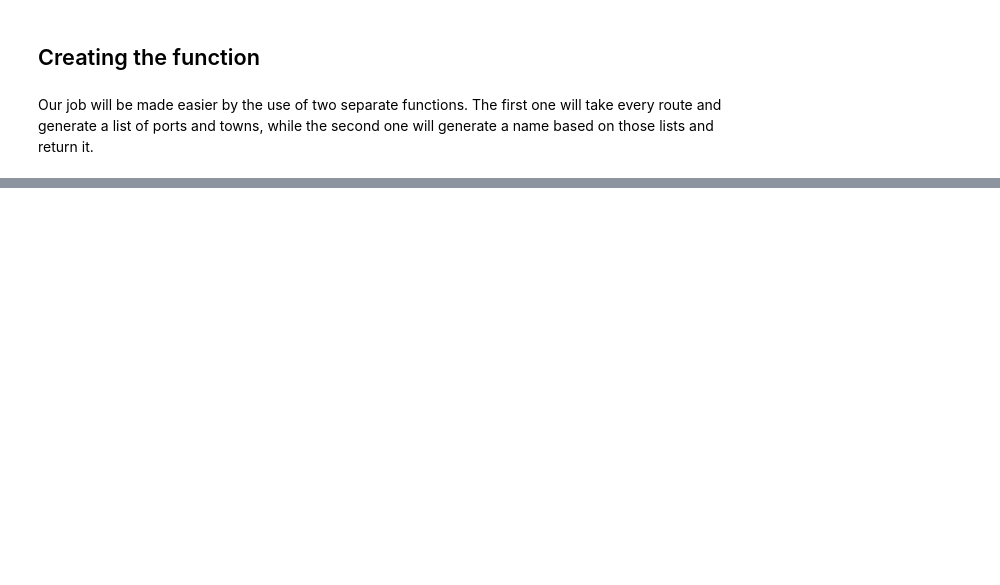
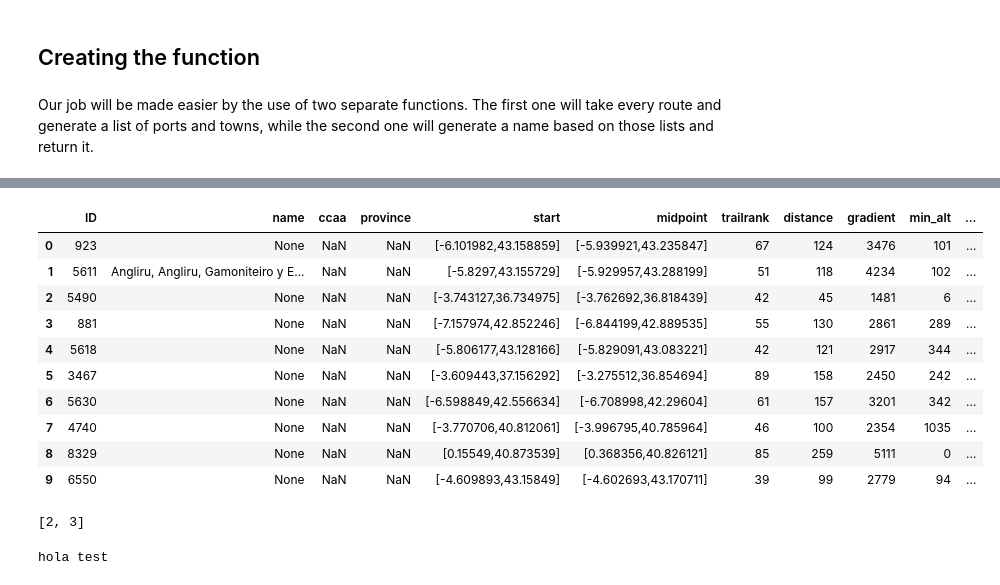
Before and after one commit to on2wheels-es/data, a Jupyter notebook: 2. Assigning route names.ipynb, the cells around one changed output, grey strips where cells are left out. Saved outputs shown, nothing was run; the diff lists cells and outputs as text; code cells hidden in the pictures; blank space fills up the shorter version.

Commit message:
Name generator function: almost there!

```diff
--- a/2. Assigning route names.ipynb
+++ b/2. Assigning route names.ipynb
@@ -115,3 +115,5 @@ routes.head(1)
 # %% [output]
 |  | ID | name | ccaa | province | start | midpoint | trailrank | distance | gradient | min_alt | ... |
 | 0 | 923 | ANGLIRU, CIRCULAR DESDE LA PLAZA,... | NaN | NaN | [-6.101982,43.158859] | [-5.939921,43.235847] | 67 | 124 | 3476 | 101 | ... |
+# %%
+ports = pd.read_csv('puertos_i.csv')
@@ -122,9 +129,9 @@ Our job will be made easier by the use of two separate functions. The first one
 # %%
 #Defining our first function:
 
-def name_creator(routes):
+def name_creator(routes, towns, ports):
     """
-    Input : dataframe of routes.
+    Input : dataframes of routes, towns and ports.
 
     Output: dataframe with the custom names containing both ports and towns.
 
@@ -133,6 +140,6 @@ def name_creator(routes):
     for i in range(len(routes)): #Iterating through each route.
         list_ports = eval(routes['mountain_passes_ids'].iloc[i]) #Generating a list of ports.
         list_towns = eval(routes['municipalities_ids'].iloc[i]) #The same procedure for the towns.
-        routes['name'].iloc[i] = composer(list_ports, list_towns) #Assigning the name returned by the second function.
+        routes['name'].iloc[i] = composer(list_ports, list_towns, towns, ports) #Assigning the name returned by the second function.
 
     return routes
@@ -150,0 +205,2 @@ def composer(list_ports, list_towns):
+# %%
+test = name_creator(routes, towns, ports)
@@ -150,0 +225,25 @@ def composer(list_ports, list_towns):
+# %%
+test.head(10)
+# %% [output]
+|  | ID | name | ccaa | province | start | midpoint | trailrank | distance | gradient | min_alt | ... |
+| 0 | 923 | None | NaN | NaN | [-6.101982,43.158859] | [-5.939921,43.235847] | 67 | 124 | 3476 | 101 | ... |
+| 1 | 5611 | Angliru, Angliru, Gamoniteiro y E... | NaN | NaN | [-5.8297,43.155729] | [-5.929957,43.288199] | 51 | 118 | 4234 | 102 | ... |
+| 2 | 5490 | None | NaN | NaN | [-3.743127,36.734975] | [-3.762692,36.818439] | 42 | 45 | 1481 | 6 | ... |
+| 3 | 881 | None | NaN | NaN | [-7.157974,42.852246] | [-6.844199,42.889535] | 55 | 130 | 2861 | 289 | ... |
+| 4 | 5618 | None | NaN | NaN | [-5.806177,43.128166] | [-5.829091,43.083221] | 42 | 121 | 2917 | 344 | ... |
+| 5 | 3467 | None | NaN | NaN | [-3.609443,37.156292] | [-3.275512,36.854694] | 89 | 158 | 2450 | 242 | ... |
+| 6 | 5630 | None | NaN | NaN | [-6.598849,42.556634] | [-6.708998,42.29604] | 61 | 157 | 3201 | 342 | ... |
+| 7 | 4740 | None | NaN | NaN | [-3.770706,40.812061] | [-3.996795,40.785964] | 46 | 100 | 2354 | 1035 | ... |
+| 8 | 8329 | None | NaN | NaN | [0.15549,40.873539] | [0.368356,40.826121] | 85 | 259 | 5111 | 0 | ... |
+| 9 | 6550 | None | NaN | NaN | [-4.609893,43.15849] | [-4.602693,43.170711] | 39 | 99 | 2779 | 94 | ... |
+# %%
+l = [1,2,3,4]
+l[1:-1]
+# %% [output]
+[2, 3]
+# %%
+name = ''
+name = name + 'hola' + ' ' + 'test'
+print(name)
+# %% [output]
+hola test
```
Also changed, not shown: parts of 5 cells of this notebook, 2 other files.
